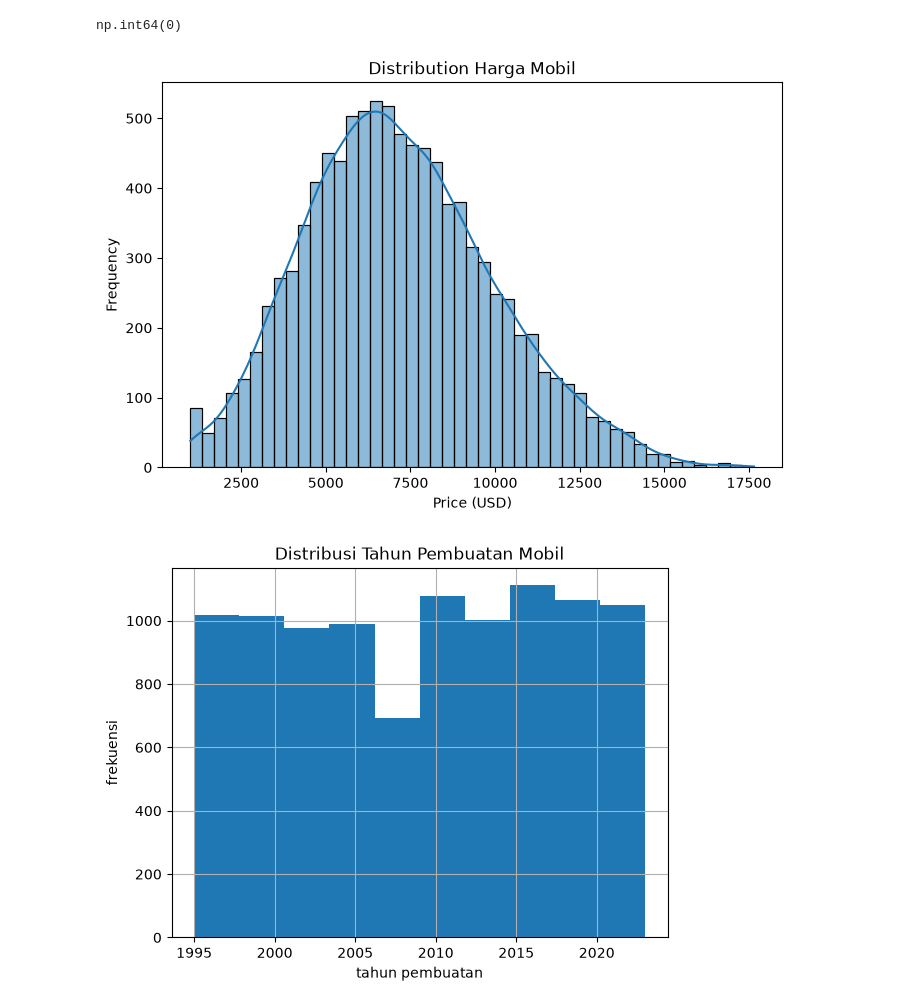
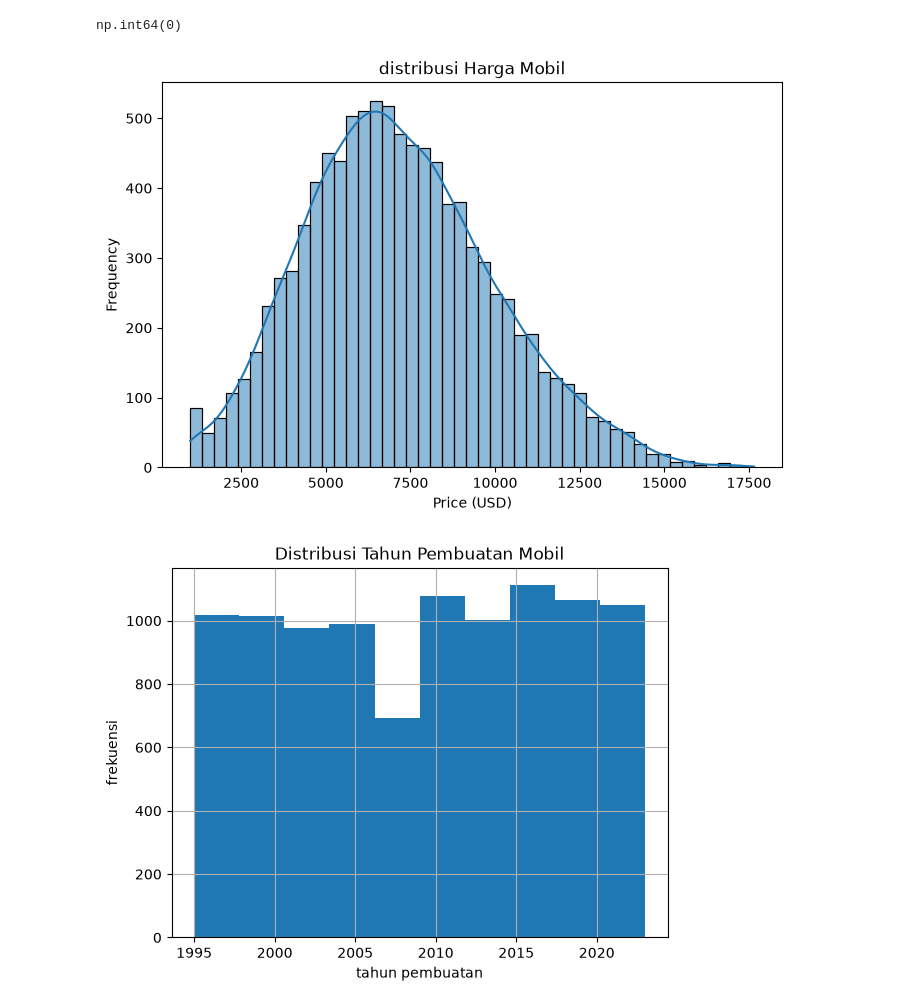
Before and after one commit to claraaulsep/used-car-prediction, a Jupyter notebook: used_car_prediction.ipynb, the cells around one changed output. Drawn from its saved outputs; the diff is of its cells as text; code cells hidden in the pictures.

```diff
--- a/used_car_prediction.ipynb
+++ b/used_car_prediction.ipynb
@@ -83,13 +83,13 @@ np.int64(0)
 # %%
 plt.figure(figsize=(8, 5))
 sns.histplot(data=df, x='price_usd', kde=True)
 
-plt.title('Distribution Harga Mobil')
+plt.title('distribusi Harga Mobil')
 plt.xlabel('Price (USD)')
 plt.ylabel('Frequency')
 plt.show()
 # %% [output]
-[figure, old version]
+[figure, new version]
 # %%
 df['make_year'].hist()
 plt.title('Distribusi Tahun Pembuatan Mobil')
```
Also changed, not shown: parts of 14 cells of this notebook, 4 other files.
